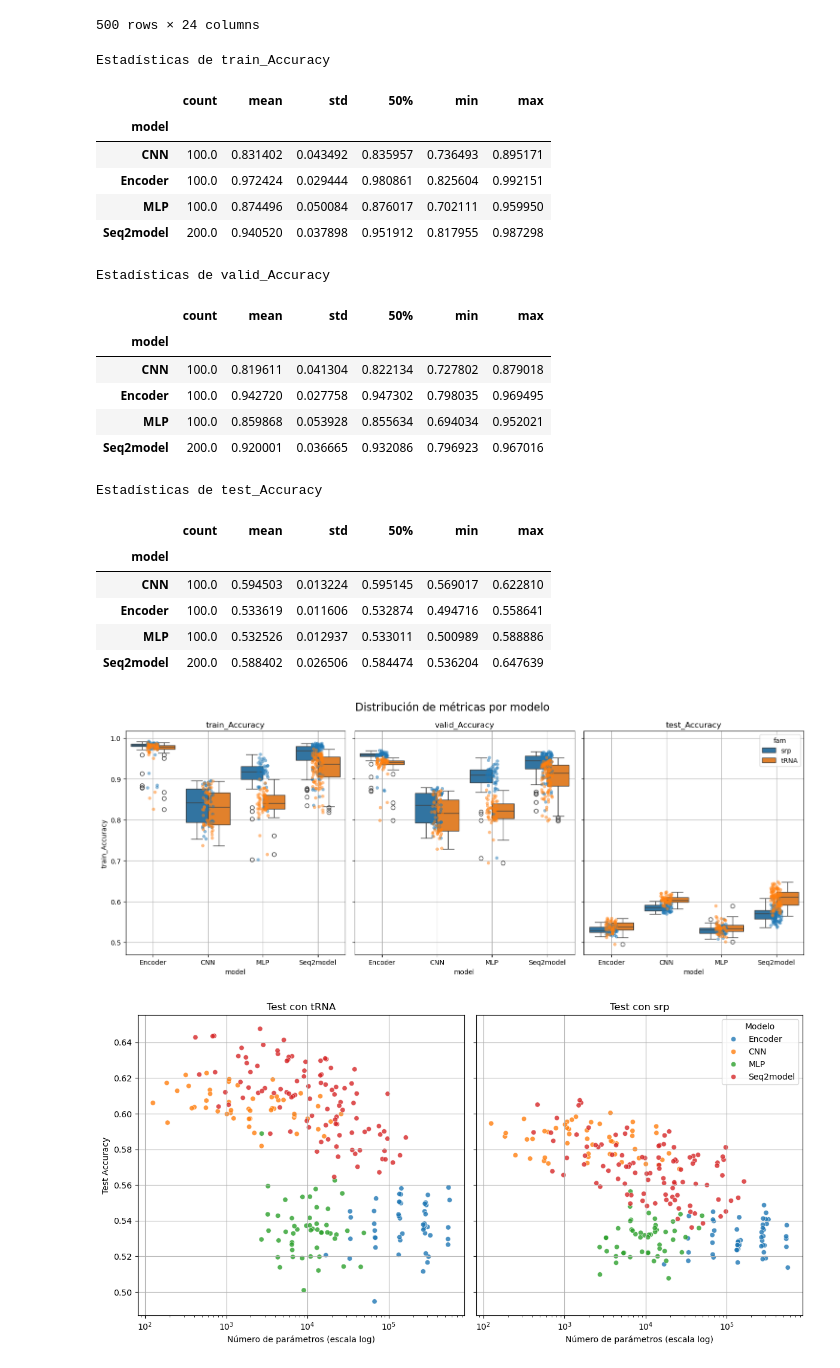
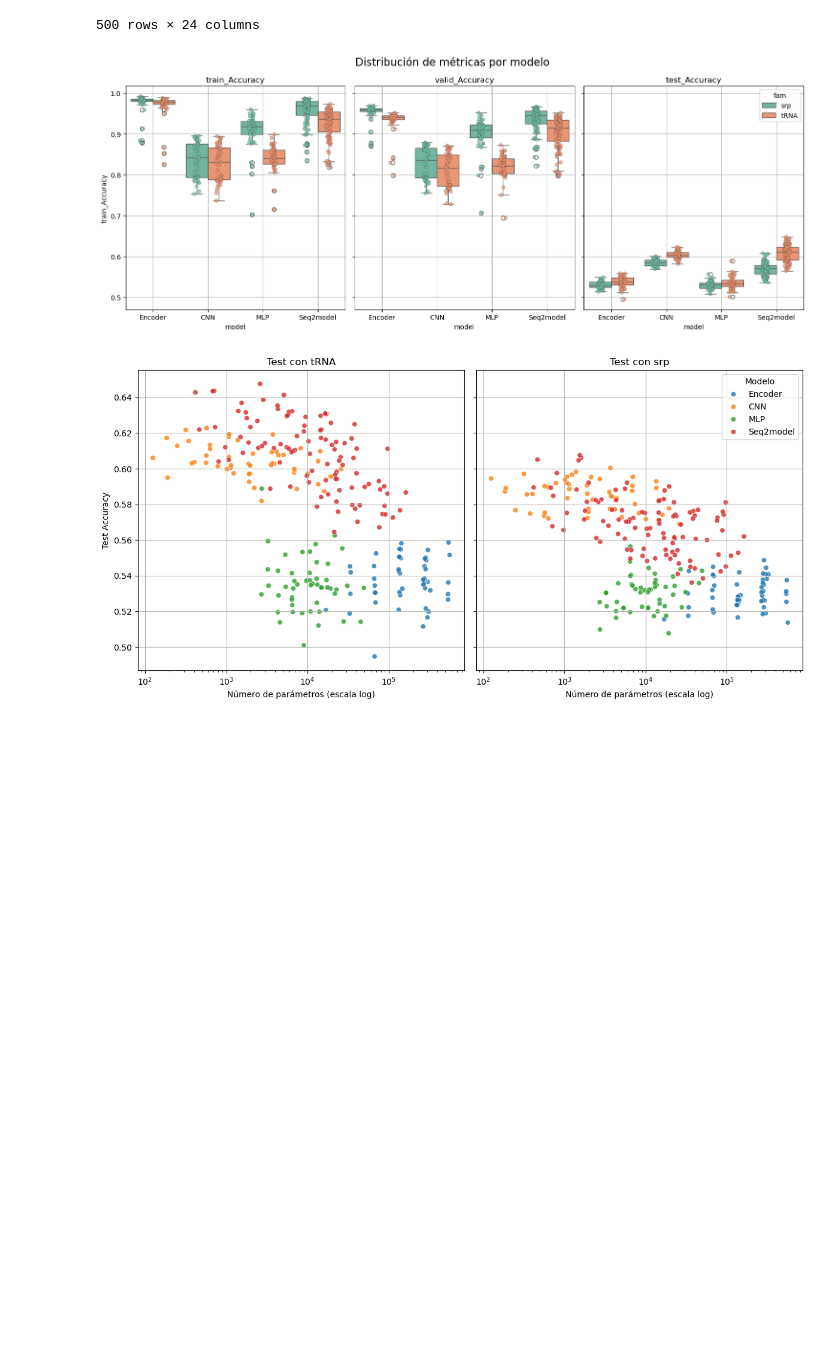
Before and after one commit to Gisch97/RNA-analysis, a Jupyter notebook: Experiments/seq2pp_hydra/join_analysis_fam.ipynb, the cells around one changed output. Cells and saved outputs as stored; diff of their text form; code cells hidden in the pictures; blank space fills up the shorter version.

```diff
--- a/Experiments/seq2pp_hydra/join_analysis_fam.ipynb
+++ b/Experiments/seq2pp_hydra/join_analysis_fam.ipynb
@@ -62,52 +62,31 @@ df_all
 | 499 | Seq2model | s2m_skip0_f4_4 | Seq2Motif_tRNA | s2m_skip0_f4_4 | [4, 4] | 2.0 | 417 | 0.116399 | ... |
 500 rows × 24 columns
 # %%
-stats = {}
+custom_palette = {
+    'srp': "#66c2a5",  # verde claro
+    'tRNA': "#fc8d62",  # naranja
+}
+sns.set_palette("Set2")
 fig, ax = plt.subplots(1, 3, figsize=(15, 6), sharey=True)
 legend = False
 for i, metric in enumerate(["train_Accuracy", "valid_Accuracy", "test_Accuracy"]):
     if i == 2:
         legend = True
-    stats[metric] = df_all.groupby("model")[metric].describe()[
-        ["count", "mean", "std", "50%", "min", "max"]
-    ]
-    print(f"Estadísticas de {metric}")
-    display(stats[metric])
 
-    sns.boxplot(data=df_all, x="model", y=metric, hue="fam", ax=ax[i], legend=legend)
+    sns.boxplot(data=df_all, x="model", y=metric, hue="fam", ax=ax[i], legend=legend, palette=custom_palette)
     sns.stripplot(
-        data=df_all, x="model", y=metric, hue="fam", ax=ax[i], alpha=0.5, legend=False
+        data=df_all, x="model", y=metric, hue="fam", ax=ax[i], legend=False,
+        alpha=0.7, dodge=True, marker="o", edgecolor="auto", linewidth=0.5, palette=custom_palette
     )
     ax[i].grid()
     ax[i].set_title(f"{metric}")
     ax[i].set_ylabel(f"{metric}")
 fig.suptitle("Distribución de métricas por modelo", fontsize=16)
 fig.tight_layout()
 # plt.grid()
 plt.show()
 # %% [output]
-Estadísticas de train_Accuracy
-|  | count | mean | std | 50% | min | max |
-| model |  |  |  |  |  |  |
-| CNN | 100.0 | 0.831402 | 0.043492 | 0.835957 | 0.736493 | 0.895171 |
-| Encoder | 100.0 | 0.972424 | 0.029444 | 0.980861 | 0.825604 | 0.992151 |
-| MLP | 100.0 | 0.874496 | 0.050084 | 0.876017 | 0.702111 | 0.959950 |
-| Seq2model | 200.0 | 0.940520 | 0.037898 | 0.951912 | 0.817955 | 0.987298 |
-Estadísticas de valid_Accuracy
-|  | count | mean | std | 50% | min | max |
-| model |  |  |  |  |  |  |
-| CNN | 100.0 | 0.819611 | 0.041304 | 0.822134 | 0.727802 | 0.879018 |
-| Encoder | 100.0 | 0.942720 | 0.027758 | 0.947302 | 0.798035 | 0.969495 |
-| MLP | 100.0 | 0.859868 | 0.053928 | 0.855634 | 0.694034 | 0.952021 |
-| Seq2model | 200.0 | 0.920001 | 0.036665 | 0.932086 | 0.796923 | 0.967016 |
-Estadísticas de test_Accuracy
-|  | count | mean | std | 50% | min | max |
-| model |  |  |  |  |  |  |
-| CNN | 100.0 | 0.594503 | 0.013224 | 0.595145 | 0.569017 | 0.622810 |
-| Encoder | 100.0 | 0.533619 | 0.011606 | 0.532874 | 0.494716 | 0.558641 |
-| MLP | 100.0 | 0.532526 | 0.012937 | 0.533011 | 0.500989 | 0.588886 |
-| Seq2model | 200.0 | 0.588402 | 0.026506 | 0.584474 | 0.536204 | 0.647639 |
-[figure, old version]
+[figure, new version]
 # %%
 fig, ax = plt.subplots(1, 2, figsize=(12, 6), sharey=True)
 
```
Also changed, not shown: parts of 2 cells of this notebook, 8 other files.
